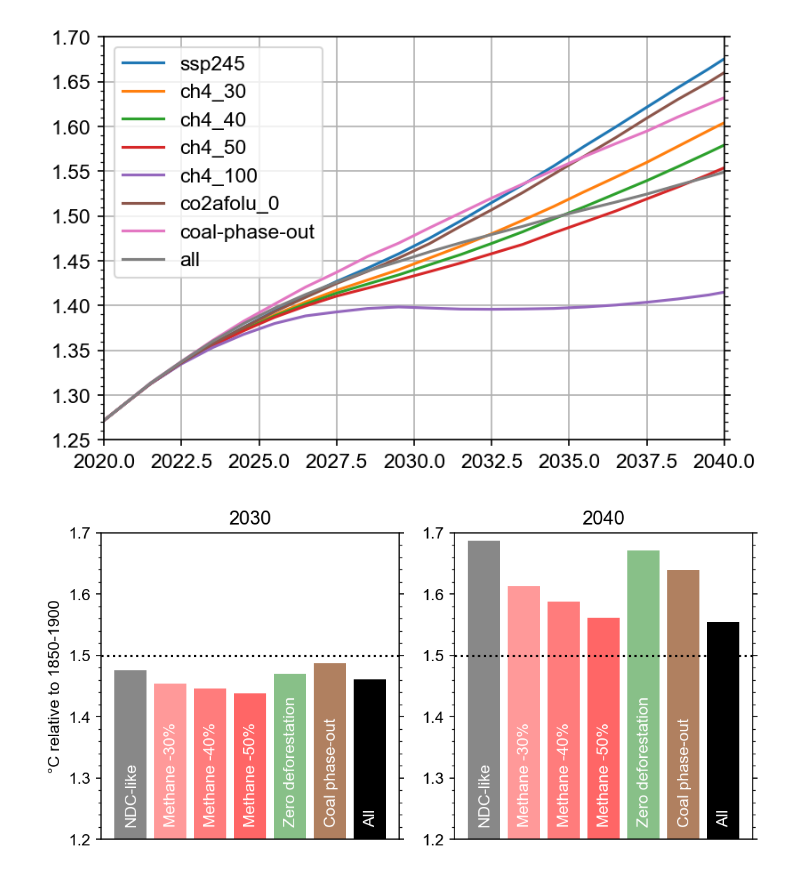
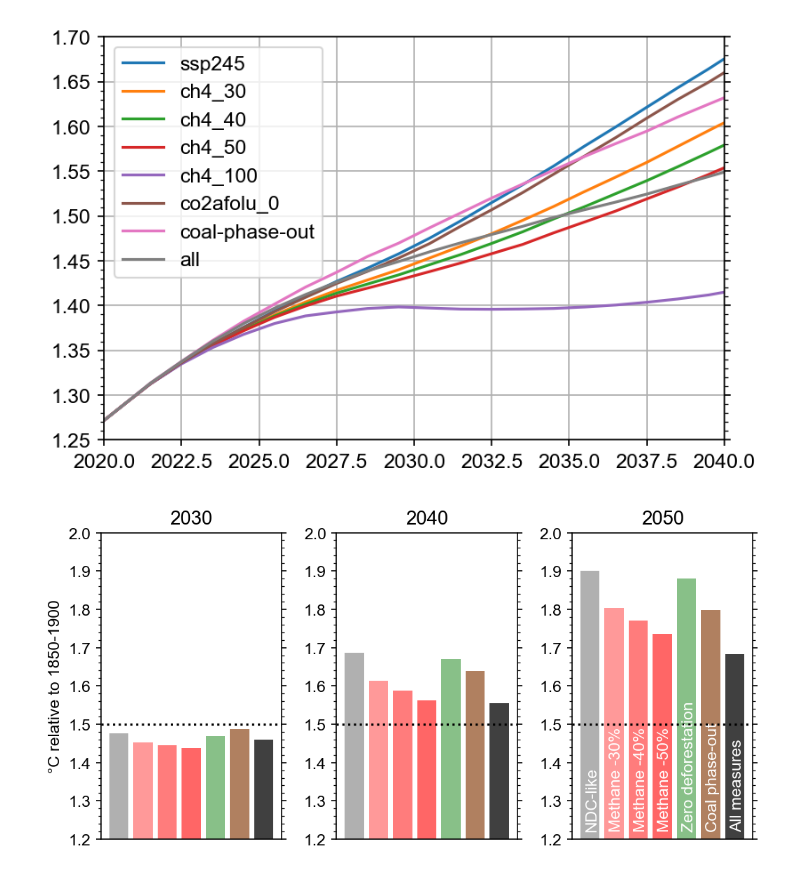
Before and after one commit to chrisroadmap/cop26-pathways, a Jupyter notebook: notebooks/4_analyse-output.ipynb, the cells around one changed output. Drawn from its saved outputs; the diff is of its cells as text; code cells hidden in the pictures.

Commit message:
re-style a few figures

```diff
--- a/notebooks/4_analyse-output.ipynb
+++ b/notebooks/4_analyse-output.ipynb
@@ -35,20 +36,20 @@ longnames = {
     'ch4_100': 'Methane -100%',
     'co2afolu_0': 'Zero deforestation',
     'coal-phase-out': 'Coal phase-out',
-    'all': 'All'
+    'all': 'All measures'
 }
 
 colors = {
-    'ssp245': '#888888',
+    'ssp245': '#b0b0b0',
     'ch4_30': '#ff9999',
     'ch4_40': '#ff7c7c',
     'ch4_50': '#ff6666',
     'co2afolu_0': '#88c088',
     'coal-phase-out': '#b08060',
-    'all': 'black'
+    'all': '#404040'
 }
 # %%
-for scenario in scenarios:
+for scenario in scenarios_original:
     pl.plot(np.arange(1995.5,2101), np.percentile(temperature[scenario], 50, axis=1), label=longnames[scenario])
 #pl.xlim(2015, 2050)
 #pl.ylim(1.1, 1.9)
@@ -59,14 +60,20 @@ pl.grid()
 # %%
-for scenario in scenarios[1:]:
-    pl.plot(np.arange(1995.5,2101),
-            np.percentile(temperature[scenario]-temperature['ssp245'], 50, axis=1), label=longnames[scenario])
-#pl.xlim(2015, 2050)
-#pl.ylim(1.1, 1.9)
-pl.legend()
+for scenario in scenarios_original[1:]:
+    pl.plot(
+        np.arange(1995.5,2101),
+        np.percentile(temperature[scenario]-temperature['ssp245'], 50, axis=1),
+        label=longnames[scenario],
+        color=colors[scenario],
+    )
+
+pl.legend(framealpha=1)
 pl.grid()
-pl.title('Differences versus SSP2-4.5')
+pl.title('Differences versus NDC-like pathway')
 pl.ylabel('°C')
 pl.tight_layout()
+pl.xlim(2015, 2060)
+pl.ylim(-0.3,+0.05)
+pl.axhline(0, ls=':', color='k')
 pl.savefig('../figures/difference-versus-ssp245.png')
 pl.savefig('../figures/difference-versus-ssp245.pdf')
 # %% [output]
@@ -92,24 +99,29 @@ pl.grid()
 # %%
 pl.rcParams['xtick.major.bottom'] = False
 # %%
-fig, ax = pl.subplots(1, 2, figsize=(18/2.54, 9/2.54))
+fig, ax = pl.subplots(1, 3, figsize=(18/2.54, 9/2.54))
 
 for iscen, scenario in enumerate(scenarios_original):
     ax[0].bar(iscen, np.percentile(temperature[scenario].values[35,:], 50), color=colors[scenario])
     ax[1].bar(iscen, np.percentile(temperature[scenario].values[45,:], 50), color=colors[scenario])
-    ax[0].text(iscen-0.15, 1.22, longnames[scenario], color='w', rotation=90, ha='left', va='bottom')
-    ax[1].text(iscen-0.15, 1.22, longnames[scenario], color='w', rotation=90, ha='left', va='bottom')
+    ax[2].bar(iscen, np.percentile(temperature[scenario].values[55,:], 50), color=colors[scenario])
+#    ax[0].text(iscen-0.2, 1.22, longnames[scenario], color='w', rotation=90, ha='left', va='bottom')
+#    ax[1].text(iscen-0.2, 1.22, longnames[scenario], color='w', rotation=90, ha='left', va='bottom')
+    ax[2].text(iscen-0.2, 1.22, longnames[scenario], color='w', rotation=90, ha='left', va='bottom')
 
 ax[0].set_ylabel('°C relative to 1850-1900')
 ax[0].set_title(2030)
 ax[1].set_title(2040)
+ax[2].set_title(2050)
 ax[0].axhline(1.5, ls=':', color='k')
-ax[0].set_ylim(1.2, 1.7)
+ax[0].set_ylim(1.2, 2.0)
 ax[1].axhline(1.5, ls=':', color='k')
-ax[1].set_ylim(1.2, 1.7)
+ax[1].set_ylim(1.2, 2.0)
+ax[2].axhline(1.5, ls=':', color='k')
+ax[2].set_ylim(1.2, 2.0)
 pl.tight_layout()
 pl.savefig('../figures/bar_absolute.png')
 pl.savefig('../figures/bar_absolute.pdf')
 # %% [output]
-[figure, old version]
+[figure, new version]
 # %%
```
Also changed, not shown: parts of 5 cells of this notebook, 33 other files.
